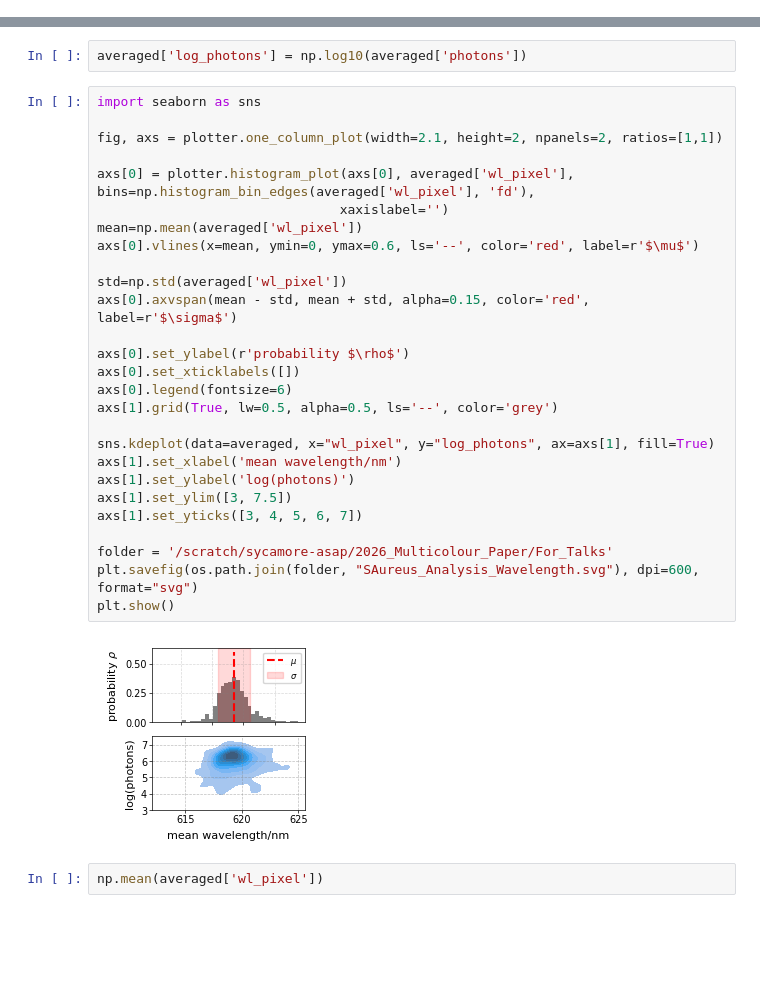
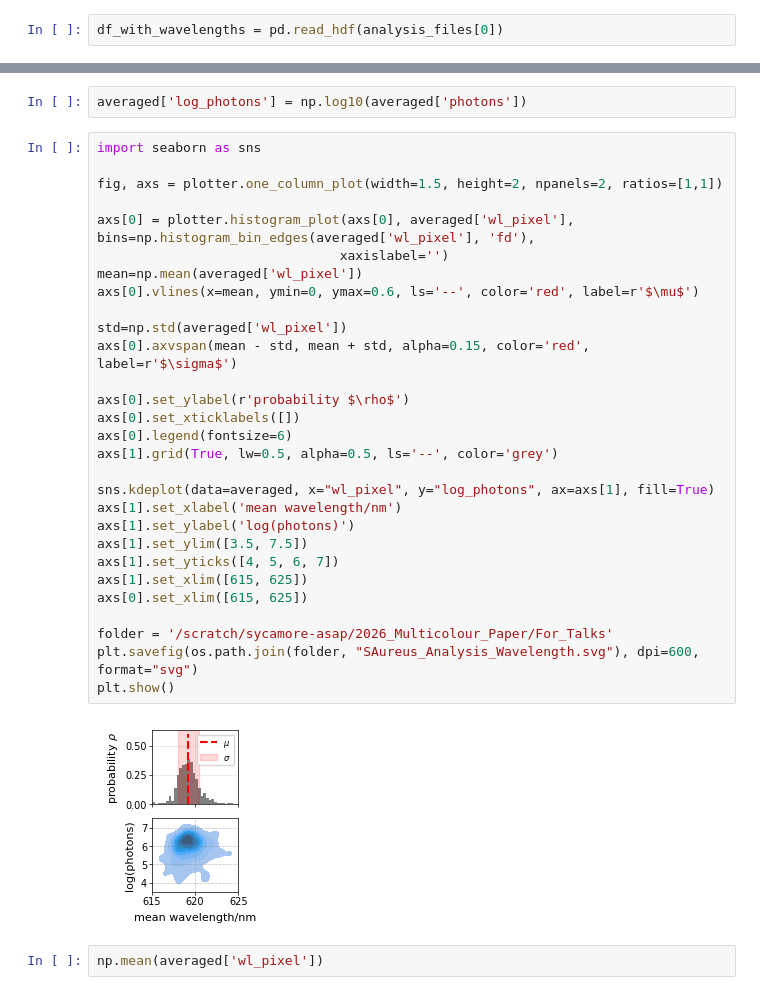
Before and after one commit to JBeckwith/pyS3M, a Jupyter notebook: notebooks/saureus/SAureus_PostAnalysis.ipynb, the cells around one changed output, grey strips where cells are left out. Saved outputs shown, nothing was run; the diff lists cells and outputs as text; blank space fills up the shorter version.

```diff
--- a/notebooks/saureus/SAureus_PostAnalysis.ipynb
+++ b/notebooks/saureus/SAureus_PostAnalysis.ipynb
@@ -433,6 +433,8 @@ Saving results to: /scratch/sycamore-asap/2026_Multicolour_Paper/Data/Ximea/SAur
 Save complete!
 
 ============================================================
+# %%
+df_with_wavelengths = pd.read_hdf(analysis_files[0])
 # %%
 oversampling=8
 
@@ -529,32 +531,34 @@ averaged['log_photons'] = np.log10(averaged['photons'])
 # %%
 import seaborn as sns
 
-fig, axs = plotter.one_column_plot(width=2.1, height=2, npanels=2, ratios=[1,1])
+fig, axs = plotter.one_column_plot(width=1.5, height=2, npanels=2, ratios=[1,1])
 
 axs[0] = plotter.histogram_plot(axs[0], averaged['wl_pixel'], bins=np.histogram_bin_edges(averaged['wl_pixel'], 'fd'),
                                xaxislabel='')
 mean=np.mean(averaged['wl_pixel'])
 axs[0].vlines(x=mean, ymin=0, ymax=0.6, ls='--', color='red', label=r'$\mu$')
 
 std=np.std(averaged['wl_pixel'])
 axs[0].axvspan(mean - std, mean + std, alpha=0.15, color='red', label=r'$\sigma$')
 
 axs[0].set_ylabel(r'probability $\rho$')
 axs[0].set_xticklabels([])
 axs[0].legend(fontsize=6)
 axs[1].grid(True, lw=0.5, alpha=0.5, ls='--', color='grey')
 
 sns.kdeplot(data=averaged, x="wl_pixel", y="log_photons", ax=axs[1], fill=True)
 axs[1].set_xlabel('mean wavelength/nm')
 axs[1].set_ylabel('log(photons)')
-axs[1].set_ylim([3, 7.5])
-axs[1].set_yticks([3, 4, 5, 6, 7])
+axs[1].set_ylim([3.5, 7.5])
+axs[1].set_yticks([4, 5, 6, 7])
+axs[1].set_xlim([615, 625])
+axs[0].set_xlim([615, 625])
 
 folder = '/scratch/sycamore-asap/2026_Multicolour_Paper/For_Talks'
 plt.savefig(os.path.join(folder, "SAureus_Analysis_Wavelength.svg"), dpi=600, format="svg")
 plt.show()
 # %% [output]
-[figure, old version]
+[figure, new version]
 # %%
 np.mean(averaged['wl_pixel'])
 # %% [output]
```
Also changed, not shown: parts of 1 cell of this notebook, 3 other files.
